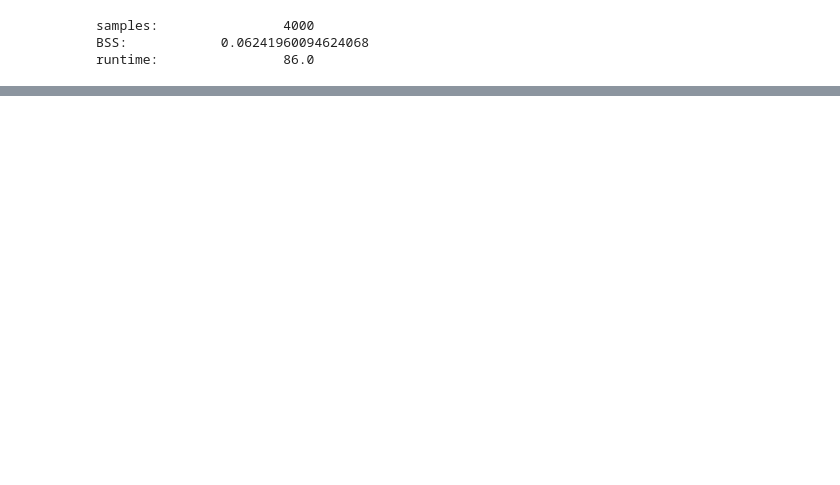
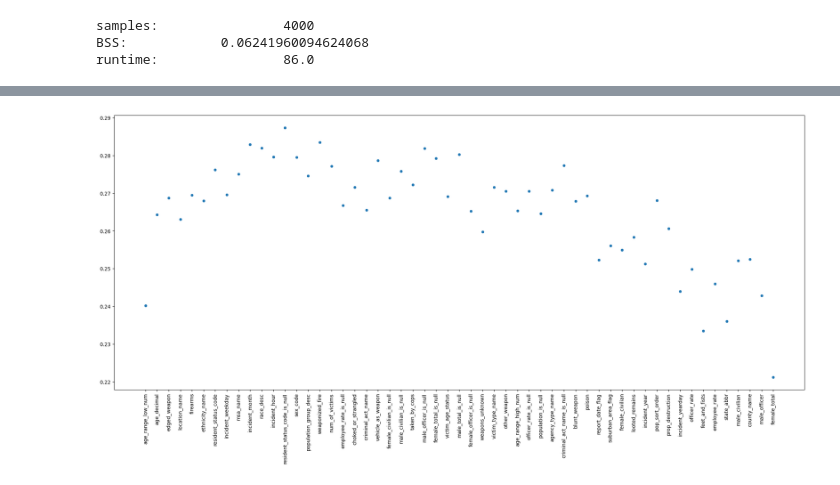
Before and after one commit to zedlyons/Public-Scot-Free, a Jupyter notebook: NIBRS-data/ex_analysis.ipynb, the cells around one changed output, grey strips where cells are left out. Drawn from its saved outputs; the diff is of its cells as text; code cells hidden in the pictures; blank space fills up the shorter version.

```diff
--- a/NIBRS-data/ex_analysis.ipynb
+++ b/NIBRS-data/ex_analysis.ipynb
@@ -1052,0 +1095,37 @@ This new model scores terribly. Evidently, the columns that I removed are critic
+# %%
+
+
+#This is the dataframe that we will cut columns out of
+lean_X = X
+columns_pruned = []
+prune_log = []
+sizes = []
+
+for column in feats_ranked:
+    lean_X = lean_X.drop(column)
+    columns_pruned.append(column)
+
+    lean_cate_cols = [ col for col in lean_X.columns if lean_X[col].dtype == pl.datatypes.String ]
+    lean_nume_cols = [ col for col in lean_X.columns if lean_X[col].name not in cate_cols]
+
+    # reuse existing indices from train-holdout split above. We're only removing columns from X
+    lean_X_train, lean_X_holdout = lean_X[train_indices], lean_X[holdout_indices]
+
+    #have to update the pipeline with the new values for cate_cols and nume_cols
+    rforest_pipe.set_params(columntransformer__transformers = [
+        ('num_prepro',  nume_trans, lean_nume_cols ),
+        ('cat_prepro', cate_trans, lean_cate_cols )])
+
+    #don't know if needed to reset these every time the pipeline is modified-- here for safety
+    rforest_pipe.set_params(**params)
+    rforest_pipe.set_params(calibratedclassifiercv__estimator__n_estimators=1000)
+
+    lean_model = rforest_pipe.fit(lean_X_train, y_train)
+    current_d2 = d2_brier_score(y_holdout, lean_model.predict_proba(X_holdout))
+
+    prune_log.append( (columns_pruned, current_d2) )
+    sizes.append( len(pickle.dumps(lean_model)) )
+    print(current_d2, columns_pruned)
+
+    if current_d2 < starting_d2:
+        break
@@ -1052,0 +1150,10 @@ This new model scores terribly. Evidently, the columns that I removed are critic
+# %%
+lean_scores = []
+for entry in prune_log:
+    lean_scores += [entry[1]]
+
+fig, ax = plt.subplots(figsize=[25,10])
+sns.scatterplot(x=columns_pruned,y=lean_scores)
+ax.tick_params(axis='x', rotation=90)
+# %% [output]
+[figure, added]
```
Also changed, not shown: parts of 26 cells of this notebook, 6 other files.
